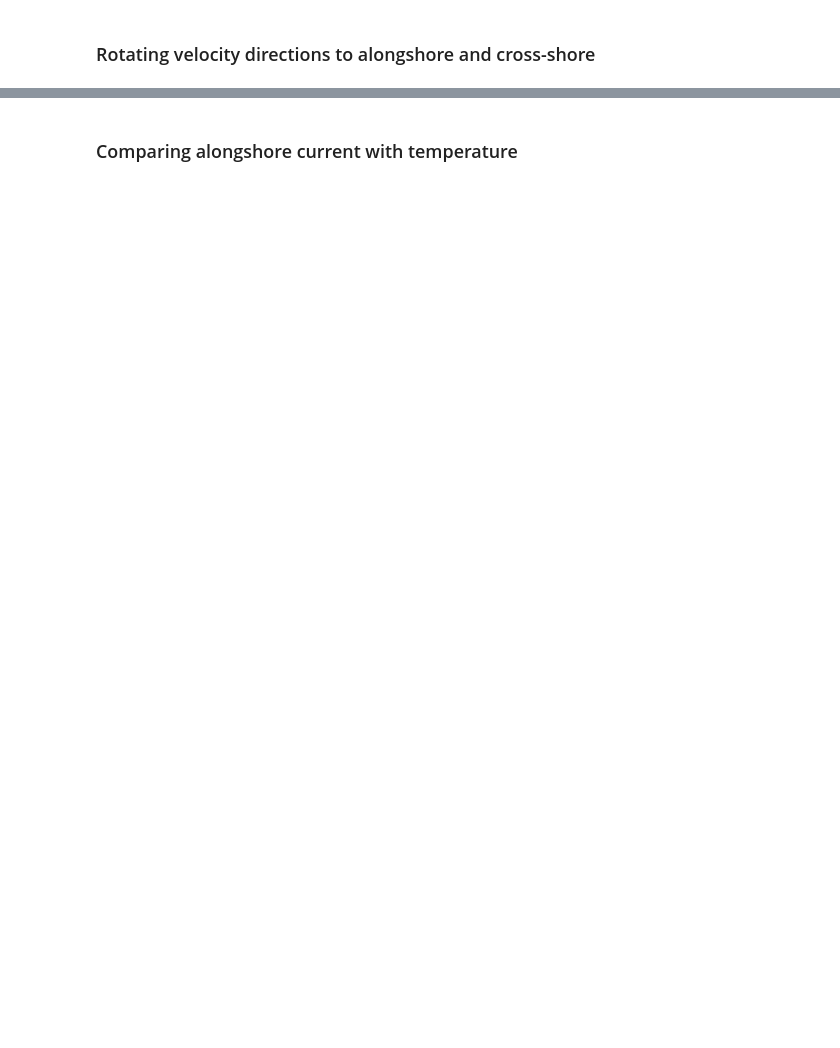
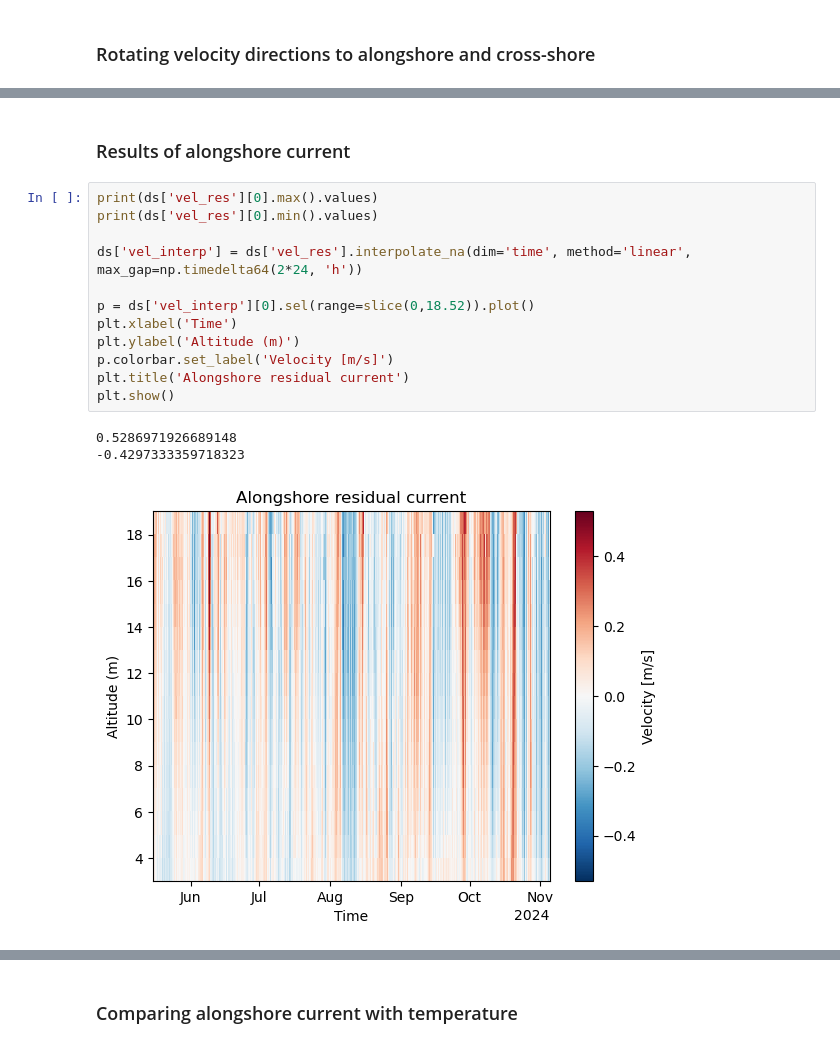
Before and after one commit to AnurovaPrykhodko/ADCP-internship, a Jupyter notebook: data_analysis.ipynb, the cells around one changed output, grey strips where cells are left out. Cells and saved outputs as stored; diff of their text form; blank space fills up the shorter version.

```diff
--- a/data_analysis.ipynb
+++ b/data_analysis.ipynb
@@ -350,0 +225,18 @@ plt.show()
+# %% [markdown]
+### Results of alongshore current
+# %%
+print(ds['vel_res'][0].max().values)
+print(ds['vel_res'][0].min().values)
+
+ds['vel_interp'] = ds['vel_res'].interpolate_na(dim='time', method='linear', max_gap=np.timedelta64(2*24, 'h'))
+
+p = ds['vel_interp'][0].sel(range=slice(0,18.52)).plot()
+plt.xlabel('Time')
+plt.ylabel('Altitude (m)')
+p.colorbar.set_label('Velocity [m/s]')
+plt.title('Alongshore residual current')
+plt.show()
+# %% [output]
+0.5286971926689148
+-0.4297333359718323
+[figure, added]
```
Also changed, not shown: parts of 38 cells of this notebook.
